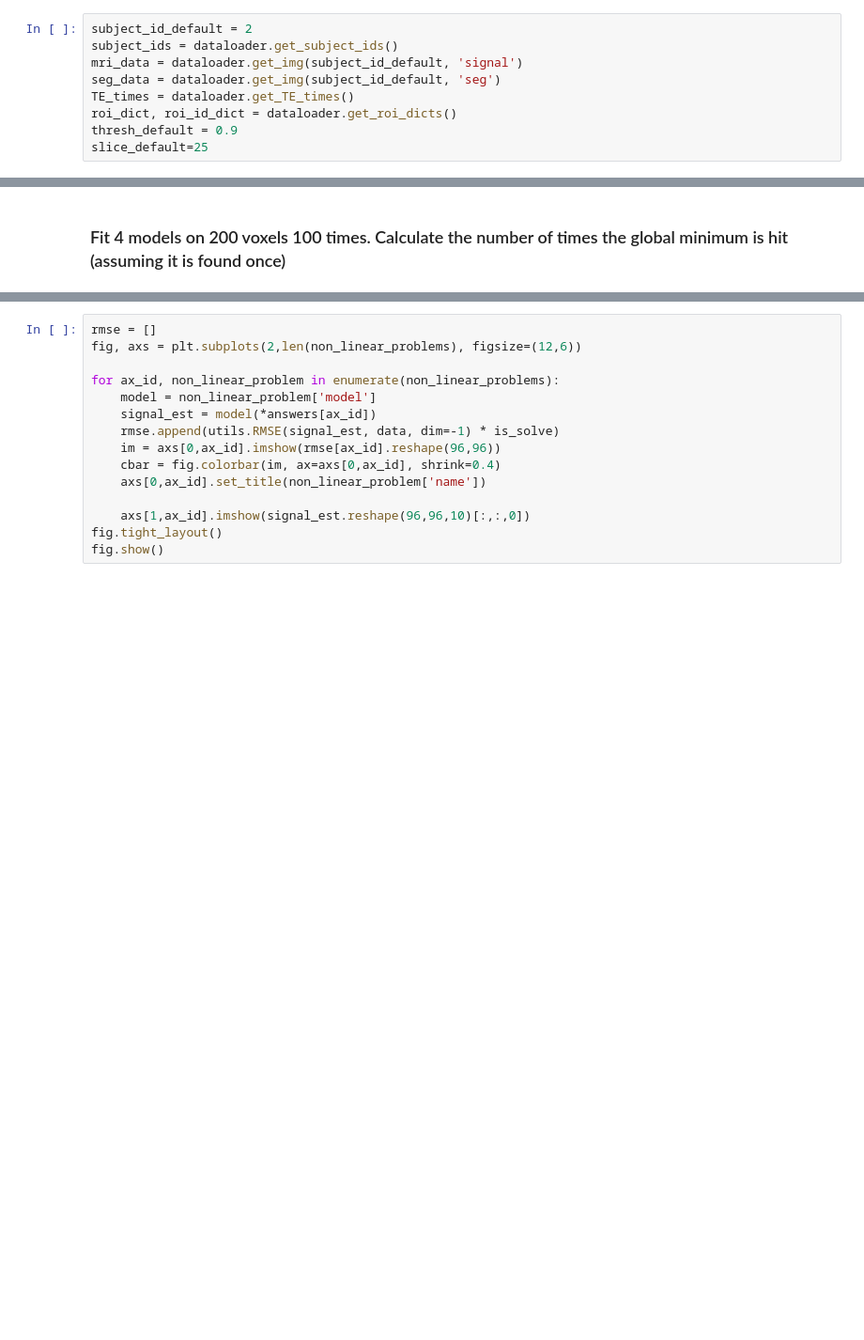
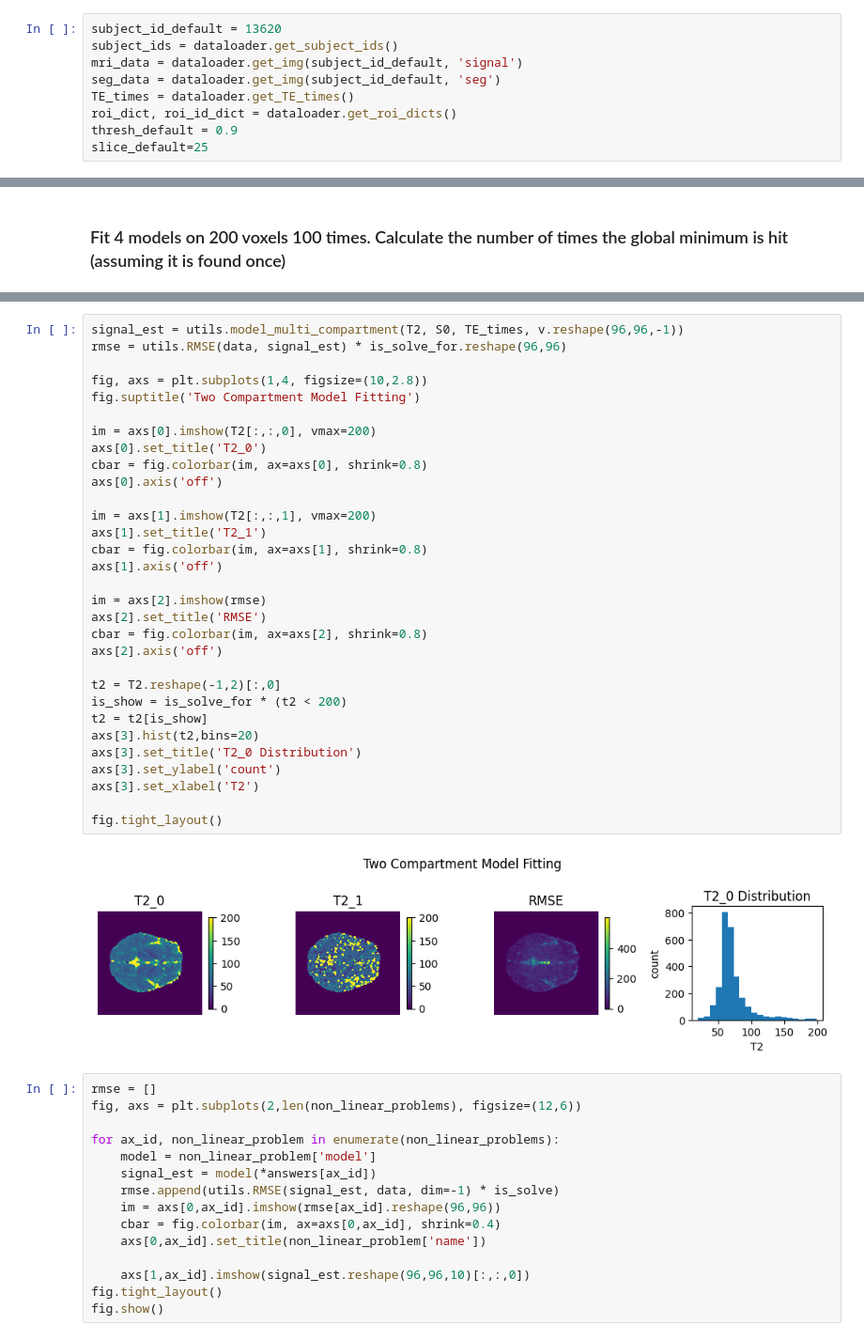
Before and after one commit to fclarke1/modelling-bio-imaging-comp0118, a Jupyter notebook: report/part_1_estimating_T2_roi.ipynb, the cells around one changed output, grey strips where cells are left out. Shown at 94% size. Cells and saved outputs as stored; diff of their text form; blank space fills up the shorter version.

```diff
--- a/report/part_1_estimating_T2_roi.ipynb
+++ b/report/part_1_estimating_T2_roi.ipynb
@@ -13,7 +13,7 @@ import time
 # %%
 dataloader = utils.MRIDataLoader()
 # %%
-subject_id_default = 2
+subject_id_default = 13620
 subject_ids = dataloader.get_subject_ids()
 mri_data = dataloader.get_img(subject_id_default, 'signal')
 seg_data = dataloader.get_img(subject_id_default, 'seg')
@@ -264,3 +208,36 @@ plt.boxplot(rmse_list, labels=['one', 'two', 'two_v'], vert=False)
+# %%
+signal_est = utils.model_multi_compartment(T2, S0, TE_times, v.reshape(96,96,-1))
+rmse = utils.RMSE(data, signal_est) * is_solve_for.reshape(96,96)
+
+fig, axs = plt.subplots(1,4, figsize=(10,2.8))
+fig.suptitle('Two Compartment Model Fitting')
+
+im = axs[0].imshow(T2[:,:,0], vmax=200)
+axs[0].set_title('T2_0')
+cbar = fig.colorbar(im, ax=axs[0], shrink=0.8)
+axs[0].axis('off')
+
+im = axs[1].imshow(T2[:,:,1], vmax=200)
+axs[1].set_title('T2_1')
+cbar = fig.colorbar(im, ax=axs[1], shrink=0.8)
+axs[1].axis('off')
+
+im = axs[2].imshow(rmse)
+axs[2].set_title('RMSE')
+cbar = fig.colorbar(im, ax=axs[2], shrink=0.8)
+axs[2].axis('off')
+
+t2 = T2.reshape(-1,2)[:,0]
+is_show = is_solve_for * (t2 < 200)
+t2 = t2[is_show]
+axs[3].hist(t2,bins=20)
+axs[3].set_title('T2_0 Distribution')
+axs[3].set_ylabel('count')
+axs[3].set_xlabel('T2')
+
+fig.tight_layout()
+# %% [output]
+[figure, added]
 # %%
 rmse = []
 fig, axs = plt.subplots(2,len(non_linear_problems), figsize=(12,6))
```
Also changed, not shown: parts of 17 cells of this notebook, 1 other file.
